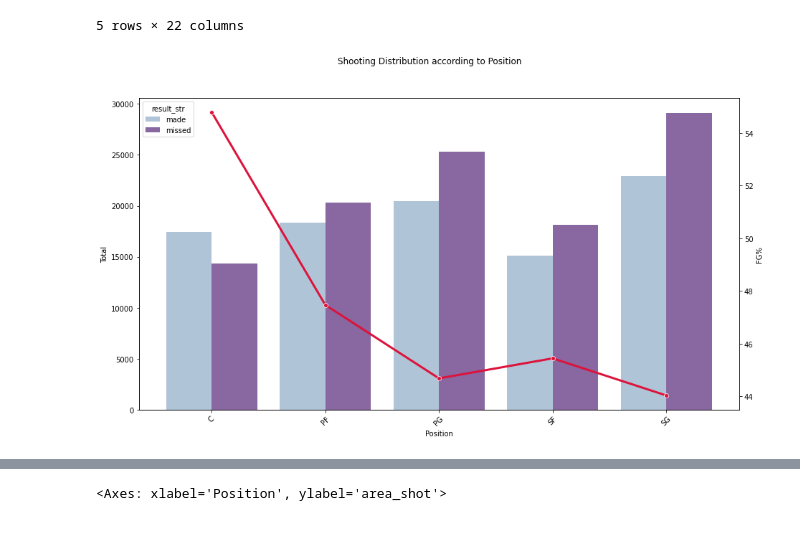
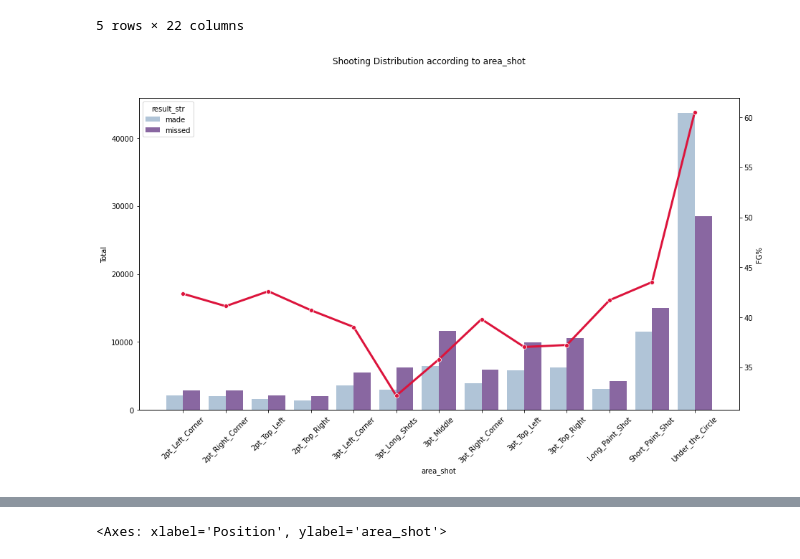
Before and after one commit to ThibautCharre/NBA_Shooting_Pred, a Jupyter notebook: Data_EDA_jup.ipynb, the cells around one changed output, grey strips where cells are left out. Cells and saved outputs as stored; diff of their text form; code cells hidden in the pictures; blank space fills up the shorter version.

```diff
--- a/Data_EDA_jup.ipynb
+++ b/Data_EDA_jup.ipynb
@@ -51,29 +51,29 @@ def category_melt(df, var_selected='Position'):
 # %%
 ## Graph I : 2D-graphs with number of made, missed shots and FG% for a defined variable (input is var_selected)
 
 # Inputs
 df=df_cleaned
-var_selected='Position'
+var_selected='area_shot'
 color_palette = 'BuPu'
 
 # Graphs
 fig, ax = plt.subplots(figsize=(15, 8))
 fig.suptitle(f'Shooting Distribution according to {var_selected}')
 
 # Positions
 sns.barplot(data=category_melt(df, var_selected),
     x=var_selected, y='Total', ax=ax,
     hue='result_str', palette=sns.color_palette(color_palette, 2)
 )
 ax2 = ax.twinx()
 sns.lineplot(data=category_result(df, var_selected),
     x=var_selected, y='FG%', ax=ax2,
     marker='o', color='crimson', lw=3,
 )
 
 ax.tick_params(axis='x', labelrotation=45)
 # %% [output]
-[figure, old version]
+[figure, new version]
 # %%
 ## Graph II : Number of shots made by positions and time intervals
 fig, ax = plt.subplots(figsize=(15, 8))
```
Also changed, not shown: parts of 1 cell of this notebook, 2 other files.
